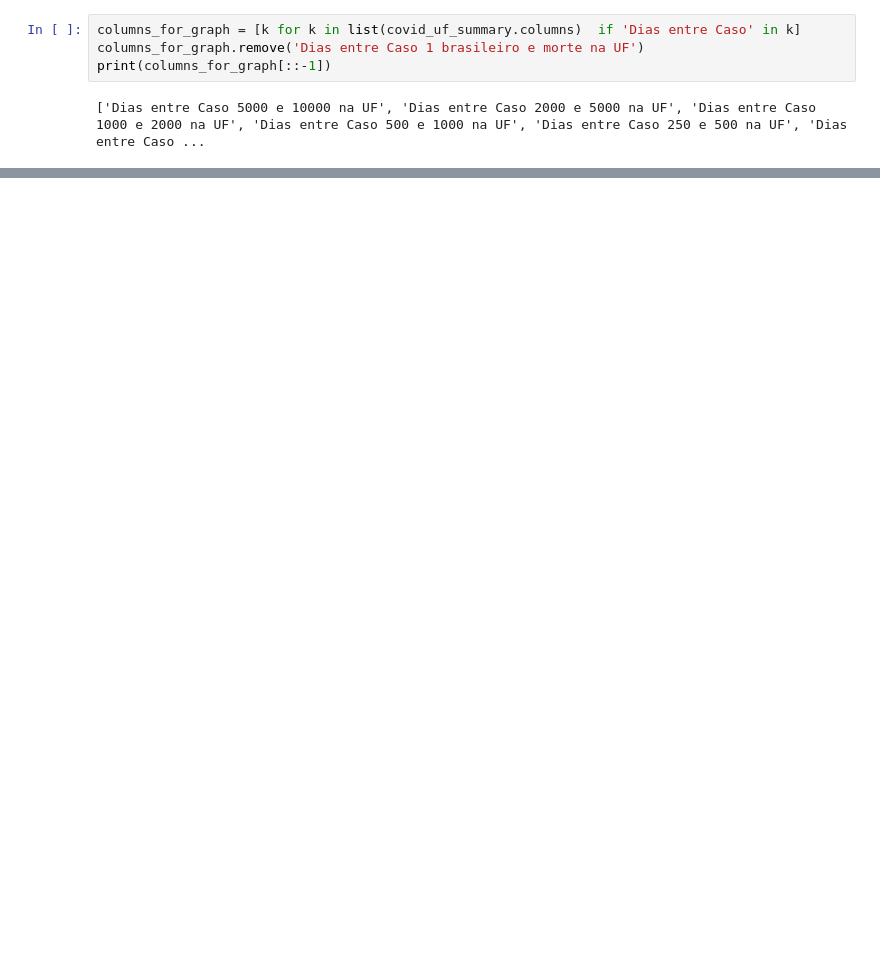
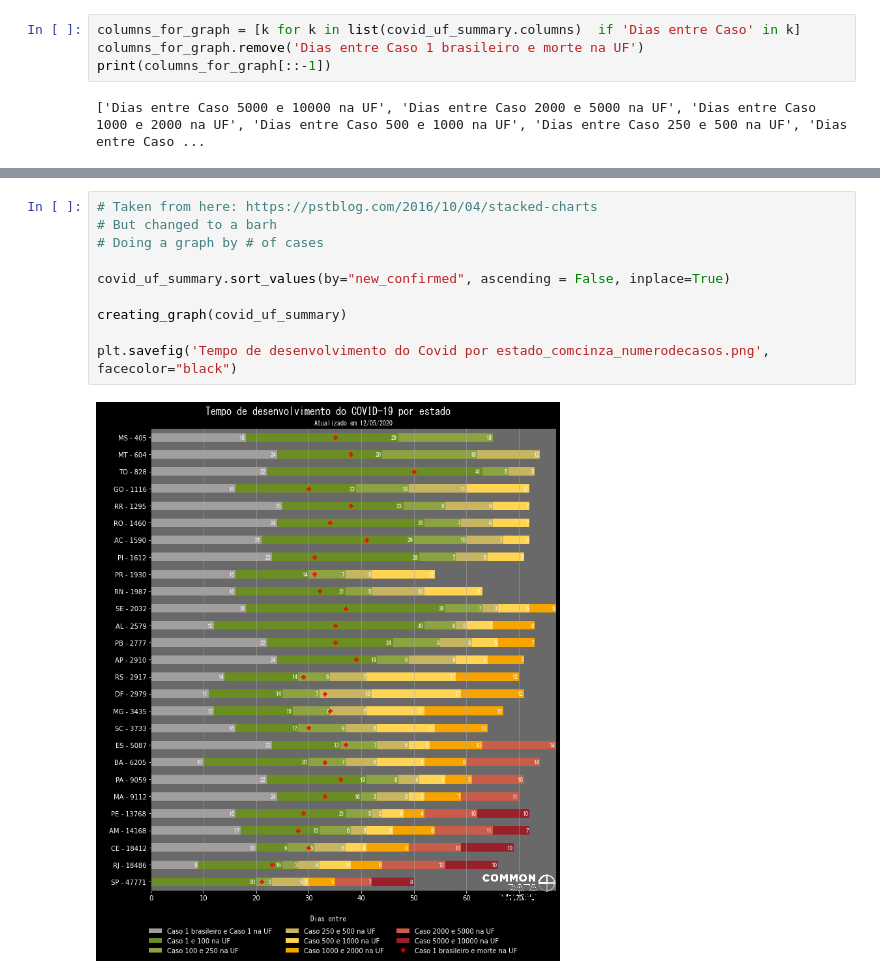
Before and after one commit to common-data/common-data, a Jupyter notebook: Corona Analise - Desenvolvimento do Corona por UF.ipynb, the cells around one changed output, grey strips where cells are left out. Drawn from its saved outputs; the diff is of its cells as text; blank space fills up the shorter version.

Commit message:
Finishing Tempo de Desenvolvimento com cinza

```diff
--- a/Corona Analise - Desenvolvimento do Corona por UF.ipynb
+++ b/Corona Analise - Desenvolvimento do Corona por UF.ipynb
@@ -173,0 +213,12 @@ plt.savefig('Desenvolvimento do Covid por estado.png')
+# %%
+# Taken from here: https://pstblog.com/2016/10/04/stacked-charts
+# But changed to a barh
+# Doing a graph by # of cases
+
+covid_uf_summary.sort_values(by="new_confirmed", ascending = False, inplace=True)
+
+creating_graph(covid_uf_summary)
+
+plt.savefig('Tempo de desenvolvimento do Covid por estado_comcinza_numerodecasos.png', facecolor="black")
+# %% [output]
+[figure, added]
```
Also changed, not shown: parts of 7 cells of this notebook.
